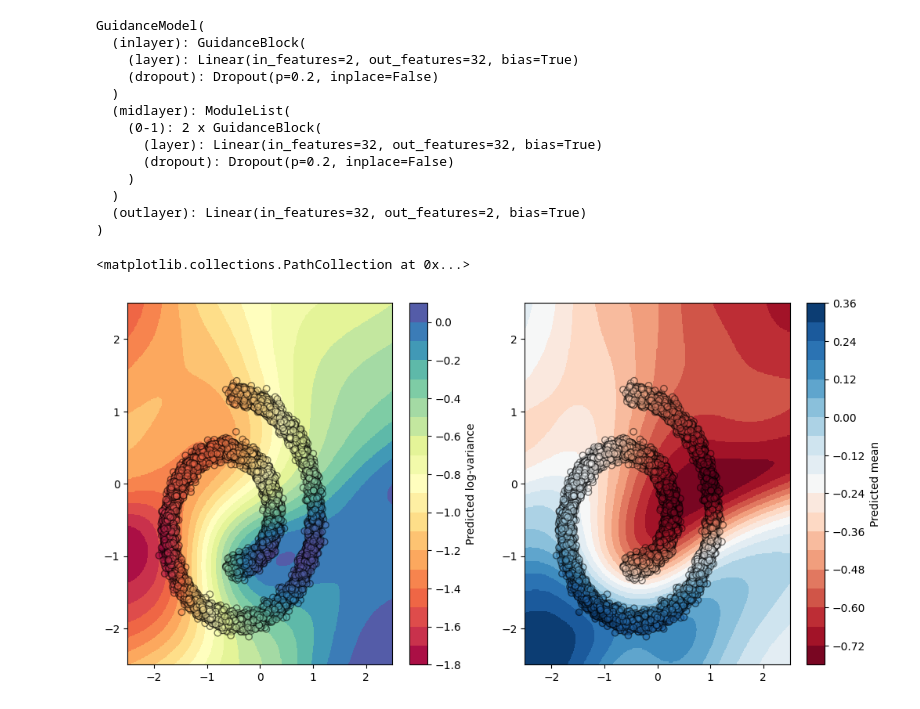
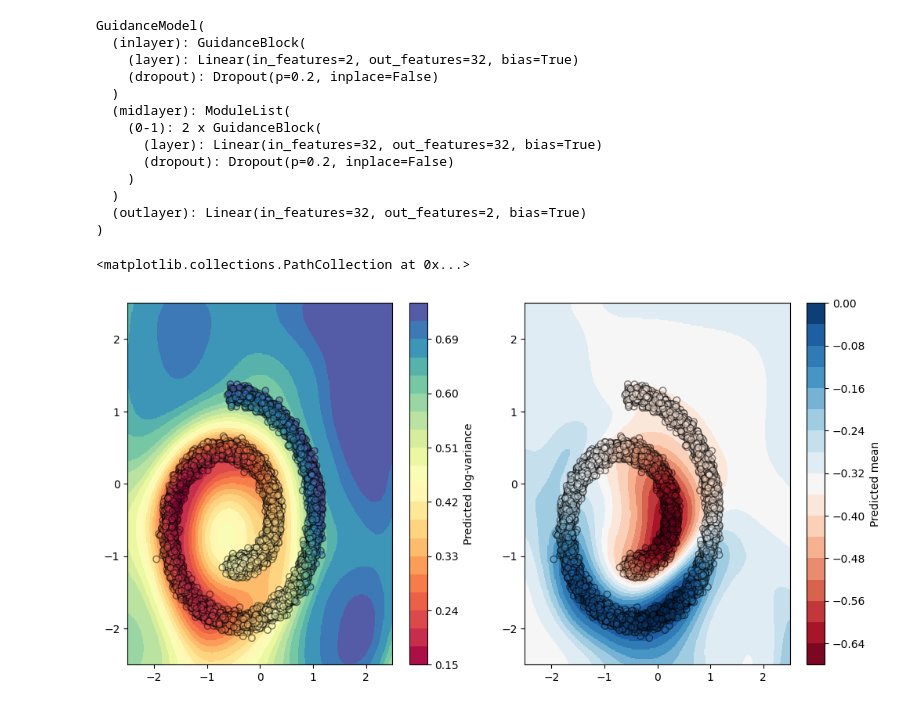
Before and after one commit to Detriatis/context-guided-diffusion, a Jupyter notebook: swiss_roll/data/data_exploration.ipynb, the cells around one changed output. Cells and saved outputs as stored; diff of their text form; code cells hidden in the pictures.

Commit message:
fixes to guidance

```diff
--- a/swiss_roll/data/data_exploration.ipynb
+++ b/swiss_roll/data/data_exploration.ipynb
@@ -100,6 +104,7 @@ X, Y, _, _ = load_swissroll(split=False)
 X = X[:, [0, 2]]
 run_id = 238
 model_path = guidance_runs_path / f"run_{run_id:04d}" / "guidance_model.pth"
+model_path ="/home/michaeldodds/Projects/manchester/ethics_ai/context-guided-diffusion/swiss_roll/src/swiss_roll/run_test/guidance_model.pth"
 
 model = load_model(GuidanceModel, model_path)
 model.eval()
@@ -118,7 +123,7 @@ GuidanceModel(
   (outlayer): Linear(in_features=32, out_features=2, bias=True)
 )
 # %%
-preds = model(X)
+preds, _ = model(X)
 pred_means = preds[:, :1]
 pred_logvar = preds[:, 1:]
 pred_means = pred_means.to(device).detach().numpy()
@@ -126,25 +131,25 @@ pred_logvar = pred_logvar.to(device).detach().numpy()
 # %%
 n = 300
 x1_lin = x2_lin = np.linspace(-2.5, 2.5, n)
 XX, YY = np.meshgrid(x1_lin, x2_lin)
 grid = np.stack([XX.ravel(), YY.ravel()], axis=1)
 with torch.no_grad():
     inp = torch.from_numpy(grid).float().to(device)
-    pred = model(inp)
+    pred, _ = model(inp)
 mu = pred[:, :1]
 logvar = pred[:, 1:]
 ZZ = np.round(logvar.cpu().numpy().reshape(XX.shape), 2)
 ZZ_mu = np.round(mu.cpu().numpy().reshape(XX.shape), 2)
 
 fig, ax = plt.subplots(1, 2, figsize=(12,6))
 cf = ax[0].contourf(XX, YY, ZZ, levels=20, cmap='Spectral')
 cf2 = ax[1].contourf(XX, YY, ZZ_mu, levels=20, cmap='RdBu')
 fig.colorbar(cf, ax=ax[0], label='Predicted log-variance')
 fig.colorbar(cf2, ax=ax[1], label='Predicted mean')
 
 idx = torch.randperm(len(X))[: 10_000]
 ax[0].scatter(X[idx, 0], X[idx, 1], c=pred_logvar[idx], alpha=0.5, edgecolors='black', cmap='Spectral')
 ax[1].scatter(X[idx, 0], X[idx, 1], c=pred_means[idx], alpha=0.5, edgecolors='black', cmap='RdBu')
 # %% [output]
 <matplotlib.collections.PathCollection at 0x...>
-[figure, old version]
+[figure, new version]
```
Also changed, not shown: parts of 3 cells of this notebook, 1 other file.
